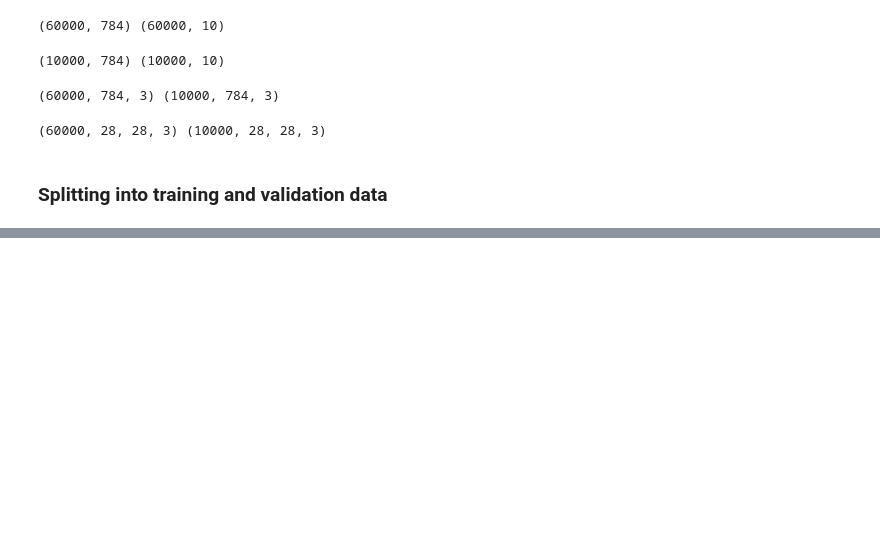
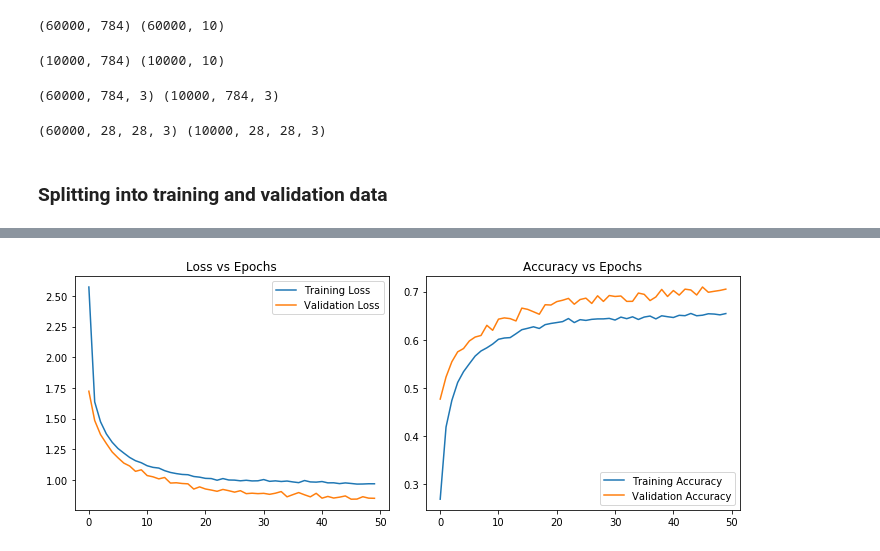
Before and after one commit to CheshtaK/Fashion-MNIST, a Jupyter notebook: Fashion_MNIST.ipynb, the cells around one changed output, grey strips where cells are left out. Drawn from its saved outputs; the diff is of its cells as text; code cells hidden in the pictures; blank space fills up the shorter version.

Commit message:
using pre-trained models

```diff
--- a/Fashion_MNIST.ipynb
+++ b/Fashion_MNIST.ipynb
@@ -420,0 +457,5 @@ print(X_val.shape, Y_val.shape)
+# %%
+# Extracting features
+train_features = vgg19.predict(np.array(X_train), batch_size=256, verbose=1)
+test_features = vgg19.predict(np.array(X_test), batch_size=256, verbose=1)
+val_features = vgg19.predict(np.array(X_val), batch_size=256, verbose=1)
@@ -420,0 +476,13 @@ print(X_val.shape, Y_val.shape)
+# %%
+# Flatten extracted features
+train_features = np.reshape(train_features, (48000, 1*1*512))
+test_features = np.reshape(test_features, (10000, 1*1*512))
+val_features = np.reshape(val_features, (12000, 1*1*512))
+# %%
+# Add Dense and Dropout layers on top of VGG19 pre-trained
+model_4 = Sequential()
+model_4.add(Dense(512, activation='relu', input_dim=(1 * 1 * 512)))
+model_4.add(Dropout(0.5))
+model_4.add(Dense(10, activation="softmax"))
+
+model_4.summary()
@@ -420,0 +503,3 @@ print(X_val.shape, Y_val.shape)
+# %%
+model_4.compile(loss='categorical_crossentropy', optimizer='adam', metrics=['accuracy'])
+history_4 = model_4.fit(train_features, Y_train, batch_size=256, epochs=50, verbose=1, validation_data=(val_features, Y_val))
@@ -420,0 +531,18 @@ print(X_val.shape, Y_val.shape)
+# %%
+plt.figure(figsize=(10,4))
+
+plt.subplot(1,2,1)
+plt.title('Loss vs Epochs')
+plt.plot(history_4.history['loss'], label='Training Loss')
+plt.plot(history_4.history['val_loss'], label='Validation Loss')
+plt.legend()
+
+plt.subplot(1,2,2)
+plt.title('Accuracy vs Epochs')
+plt.plot(history_4.history['acc'], label='Training Accuracy')
+plt.plot(history_4.history['val_acc'], label='Validation Accuracy')
+plt.legend()
+plt.tight_layout()
+plt.show()
+# %% [output]
+[figure, added]
```
Also changed, not shown: parts of 13 cells of this notebook.
